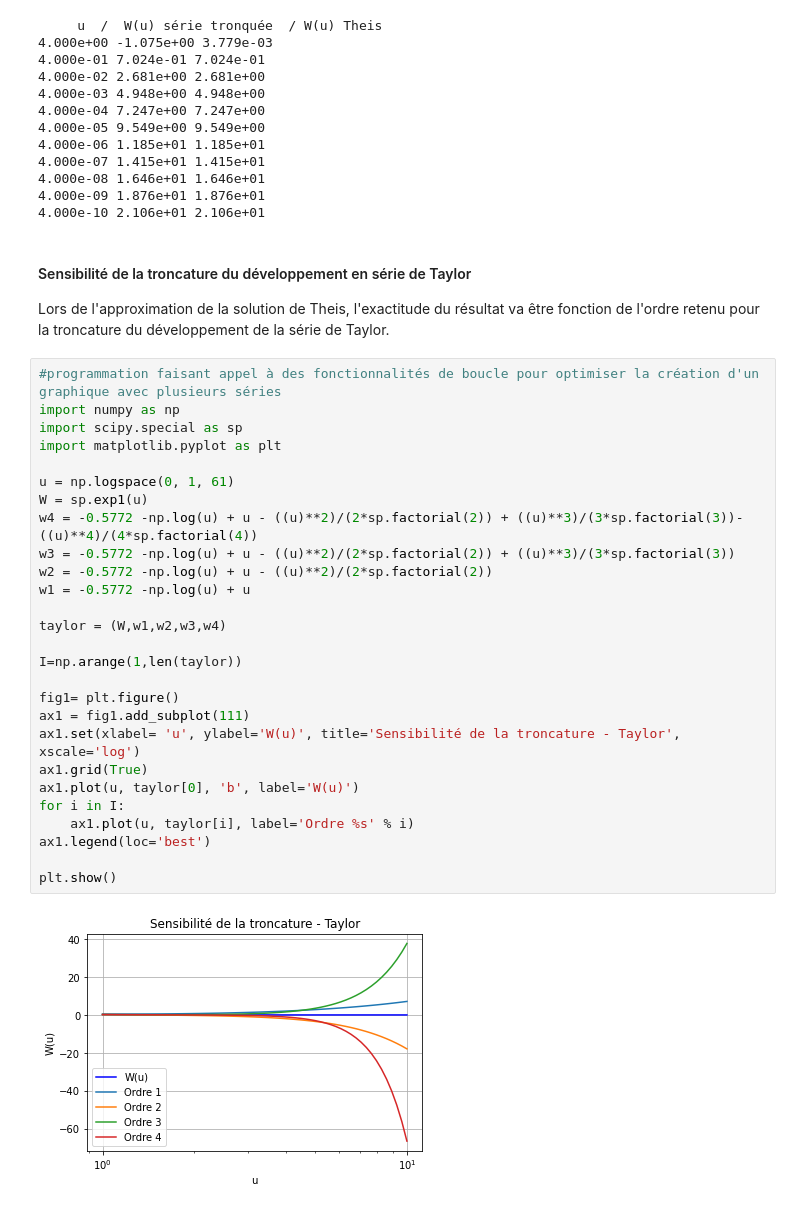
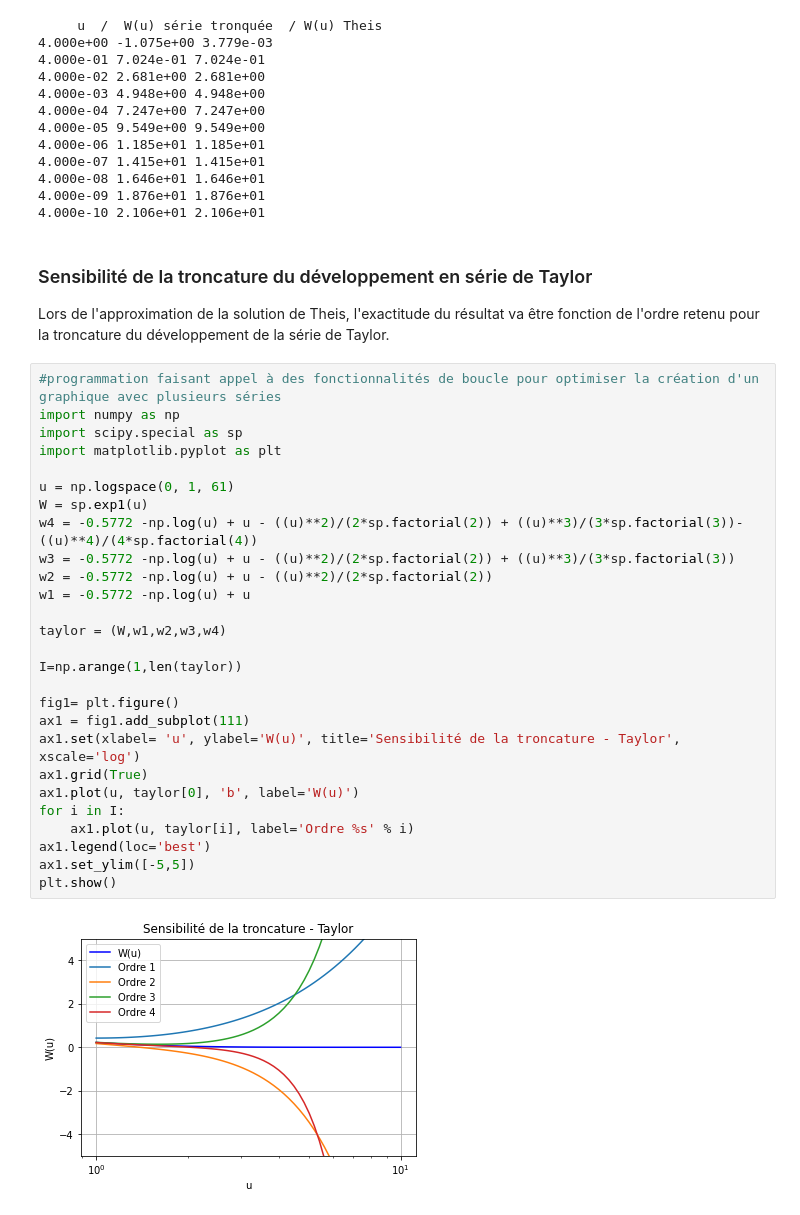
Before and after one commit to larroque852/NB_ENS2_OPT_HYDRODYN, a Jupyter notebook: ENS2_OPT_Jacob.ipynb, the cells around one changed output. Cells and saved outputs as stored; diff of their text form.

```diff
--- a/ENS2_OPT_Jacob.ipynb
+++ b/ENS2_OPT_Jacob.ipynb
@@ -385,35 +385,35 @@ for u in U:
 4.000e-09 1.876e+01 1.876e+01
 4.000e-10 2.106e+01 2.106e+01
 # %% [markdown]
-#### Sensibilité de la troncature du développement en série de Taylor
+### Sensibilité de la troncature du développement en série de Taylor
 Lors de l'approximation de la solution de Theis, l'exactitude du résultat va être fonction de l'ordre retenu pour la troncature du développement de la série de Taylor.
 # %%
 #programmation faisant appel à des fonctionnalités de boucle pour optimiser la création d'un graphique avec plusieurs séries
 import numpy as np
 import scipy.special as sp
 import matplotlib.pyplot as plt
 
 u = np.logspace(0, 1, 61)
 W = sp.exp1(u)
 w4 = -0.5772 -np.log(u) + u - ((u)**2)/(2*sp.factorial(2)) + ((u)**3)/(3*sp.factorial(3))- ((u)**4)/(4*sp.factorial(4))
 w3 = -0.5772 -np.log(u) + u - ((u)**2)/(2*sp.factorial(2)) + ((u)**3)/(3*sp.factorial(3))
 w2 = -0.5772 -np.log(u) + u - ((u)**2)/(2*sp.factorial(2))
 w1 = -0.5772 -np.log(u) + u
 
 taylor = (W,w1,w2,w3,w4)
 
 I=np.arange(1,len(taylor))
 
 fig1= plt.figure()
 ax1 = fig1.add_subplot(111)
 ax1.set(xlabel= 'u', ylabel='W(u)', title='Sensibilité de la troncature - Taylor', xscale='log')
 ax1.grid(True)
 ax1.plot(u, taylor[0], 'b', label='W(u)')
 for i in I:
     ax1.plot(u, taylor[i], label='Ordre %s' % i)
 ax1.legend(loc='best')
-
+ax1.set_ylim([-5,5])
 plt.show()
 # %% [output]
-[figure, old version]
+[figure, new version]
 # %% [markdown]
```
Also changed, not shown: parts of 2 cells of this notebook, 1 other file.
